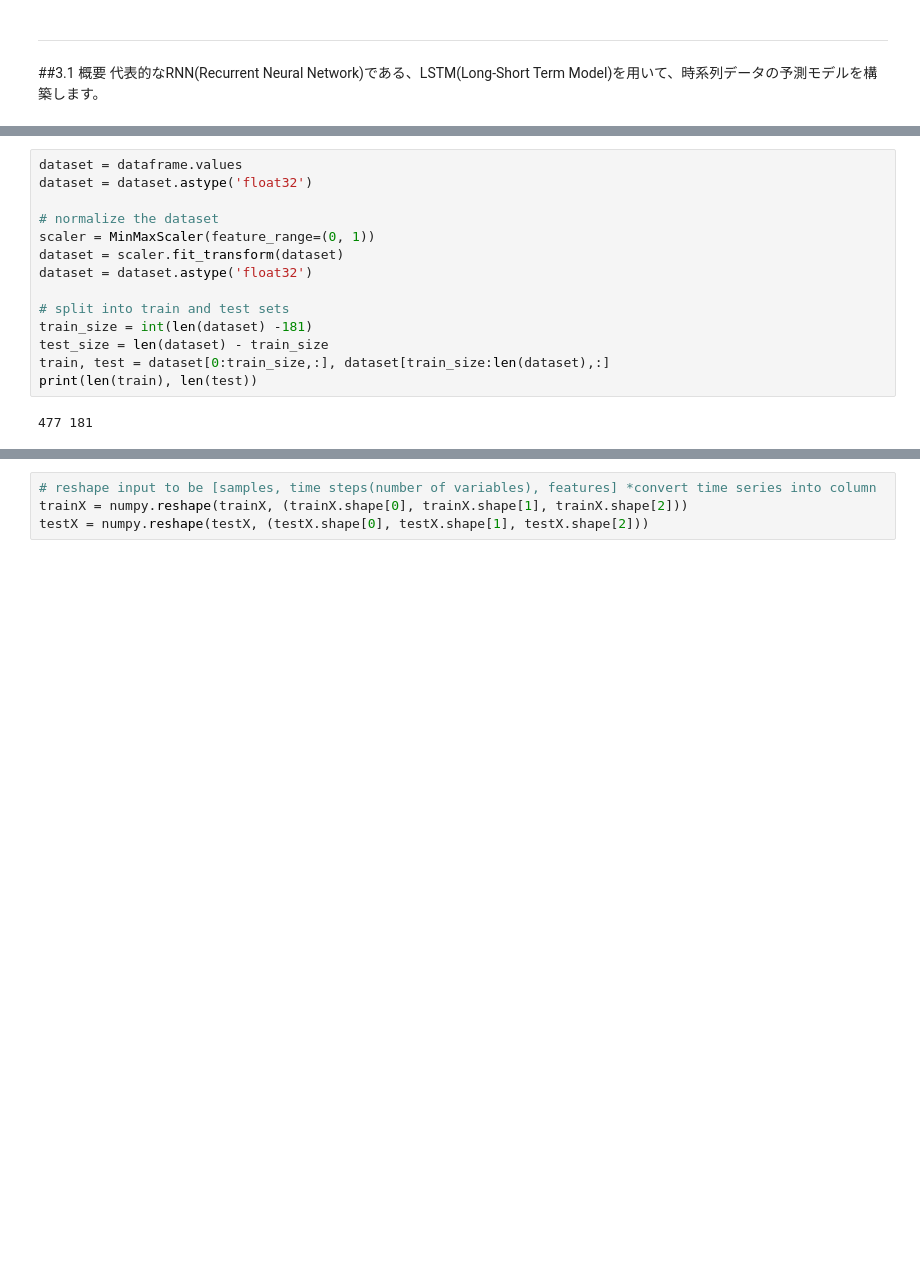
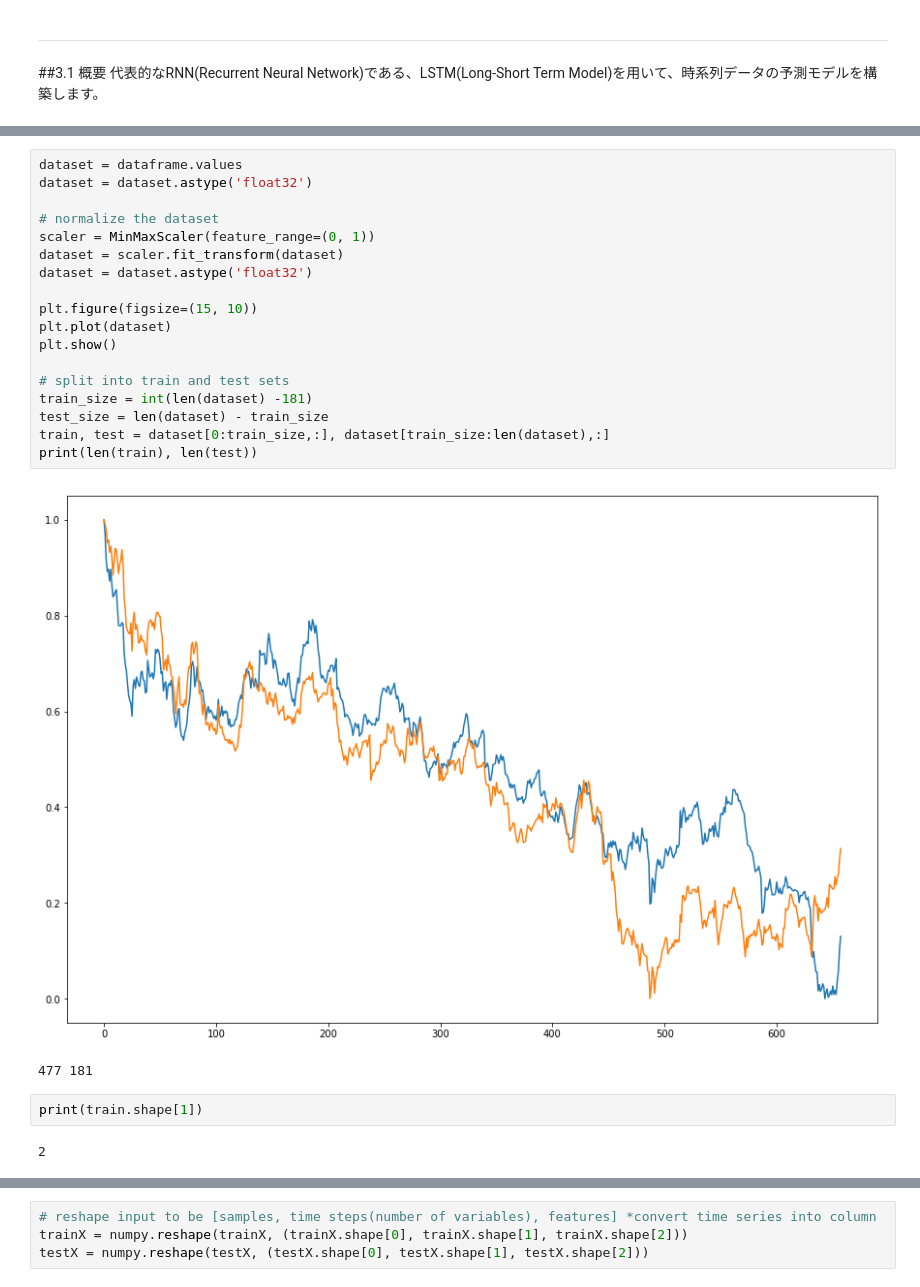
Before and after one commit to scpepper69/ml-learning-materials, a Jupyter notebook: TensorFlow_Keras_LSTM_01_draft.ipynb, the cells around one changed output, grey strips where cells are left out. Saved outputs shown, nothing was run; the diff lists cells and outputs as text; blank space fills up the shorter version.

```diff
--- a/TensorFlow_Keras_LSTM_01_draft.ipynb
+++ b/TensorFlow_Keras_LSTM_01_draft.ipynb
@@ -82,18 +120,27 @@ stock_auto_data.csv 100%[===================>]  24.05K  --.-KB/s    in 0.01s
 # %%
 dataset = dataframe.values
 dataset = dataset.astype('float32')
 
 # normalize the dataset
 scaler = MinMaxScaler(feature_range=(0, 1))
 dataset = scaler.fit_transform(dataset)
 dataset = dataset.astype('float32')
 
+plt.figure(figsize=(15, 10))
+plt.plot(dataset)
+plt.show()
+
 # split into train and test sets
 train_size = int(len(dataset) -181)
 test_size = len(dataset) - train_size
 train, test = dataset[0:train_size,:], dataset[train_size:len(dataset),:]
 print(len(train), len(test))
 # %% [output]
+[figure, added]
 477 181
+# %%
+print(train.shape[1])
+# %% [output]
+2
 # %%
 # convert an array of values into a dataset matrix
```
Also changed, not shown: parts of 15 cells of this notebook.
